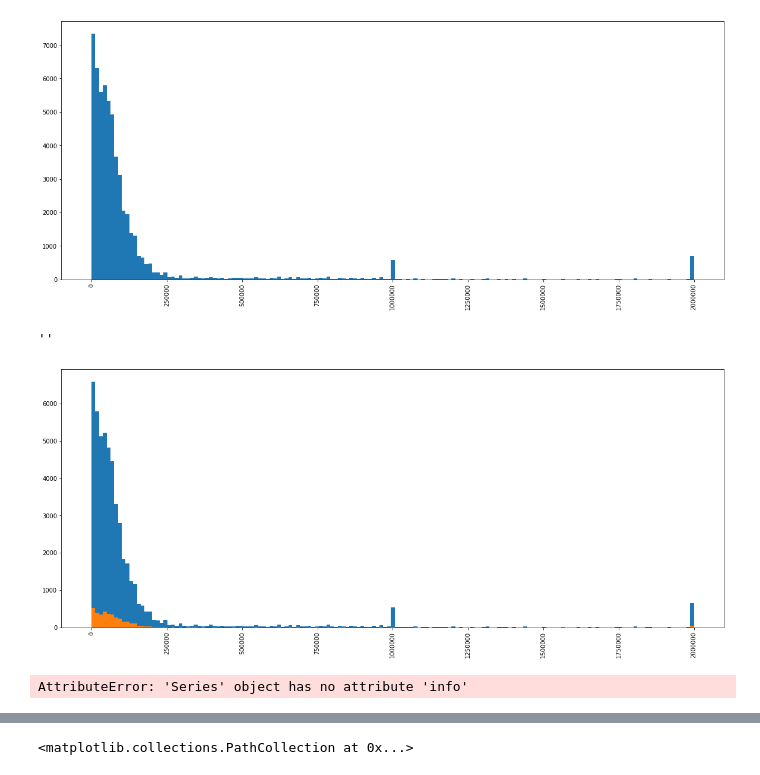
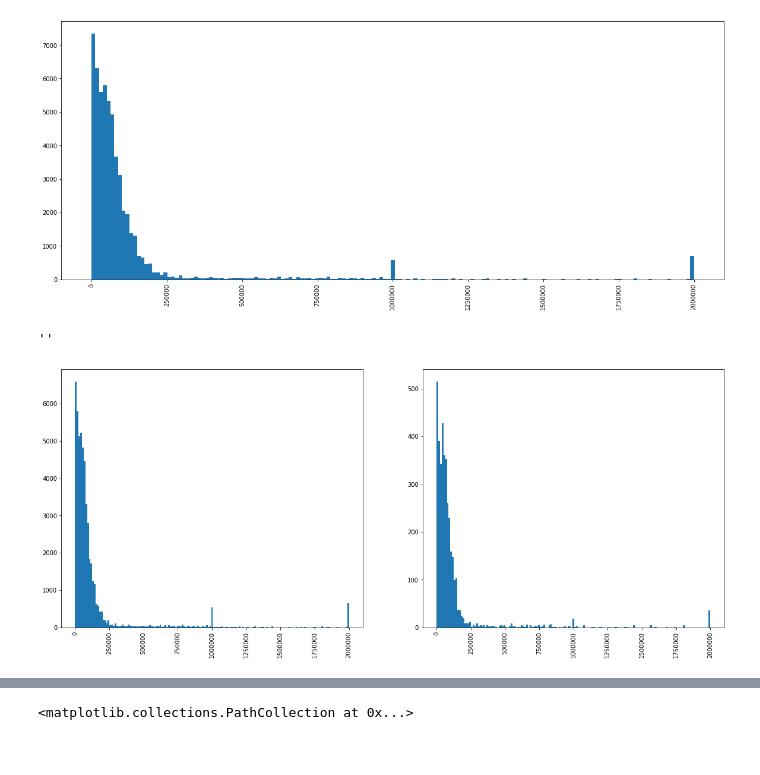
Before and after one commit to MarshEnterprises/Udacity_Project1, a Jupyter notebook: Udacity_Project1.ipynb, the cells around one changed output, grey strips where cells are left out. Saved outputs shown, nothing was run; the diff lists cells and outputs as text; code cells hidden in the pictures.

```diff
--- a/Udacity_Project1.ipynb
+++ b/Udacity_Project1.ipynb
@@ -172,20 +172,16 @@ ax.tick_params(axis='x', labelrotation=90)
 ''
 [figure]
 # %%
-fig, ax = plt.subplots(figsize=(20, 8))
+fig, axs = plt.subplots(ncols=2, figsize=(20, 8))
 
-ax.hist(df[df['Gender']=='Man']['ConvertedComp'], bins=np.linspace(0, 2000000, 160))
-ax.hist(df[df['Gender']=='Woman']['ConvertedComp'], bins=np.linspace(0, 2000000, 160))
-ax.tick_params(axis='x', labelrotation=90)
-
+axs[0].hist(df[df['Gender']=='Man']['ConvertedComp'], bins=np.linspace(0, 2000000, 160))
+axs[1].hist(df[df['Gender']=='Woman']['ConvertedComp'], bins=np.linspace(0, 2000000, 160))
+axs[0].tick_params(axis='x', labelrotation=90)
+axs[1].tick_params(axis='x', labelrotation=90)
 ;
 # %% [output]
 ''
-[figure, old version]
+[figure, new version]
-# %%
-(df['ConvertedComp']).info()
-# %% [output]
-AttributeError: 'Series' object has no attribute 'info'
 # %%
 fig, ax = plt.subplots(figsize=(15, 10))
 dfplt = df.dropna(subset=['Age', 'ConvertedComp'])
```
Also changed, not shown: parts of 1 cell of this notebook.
